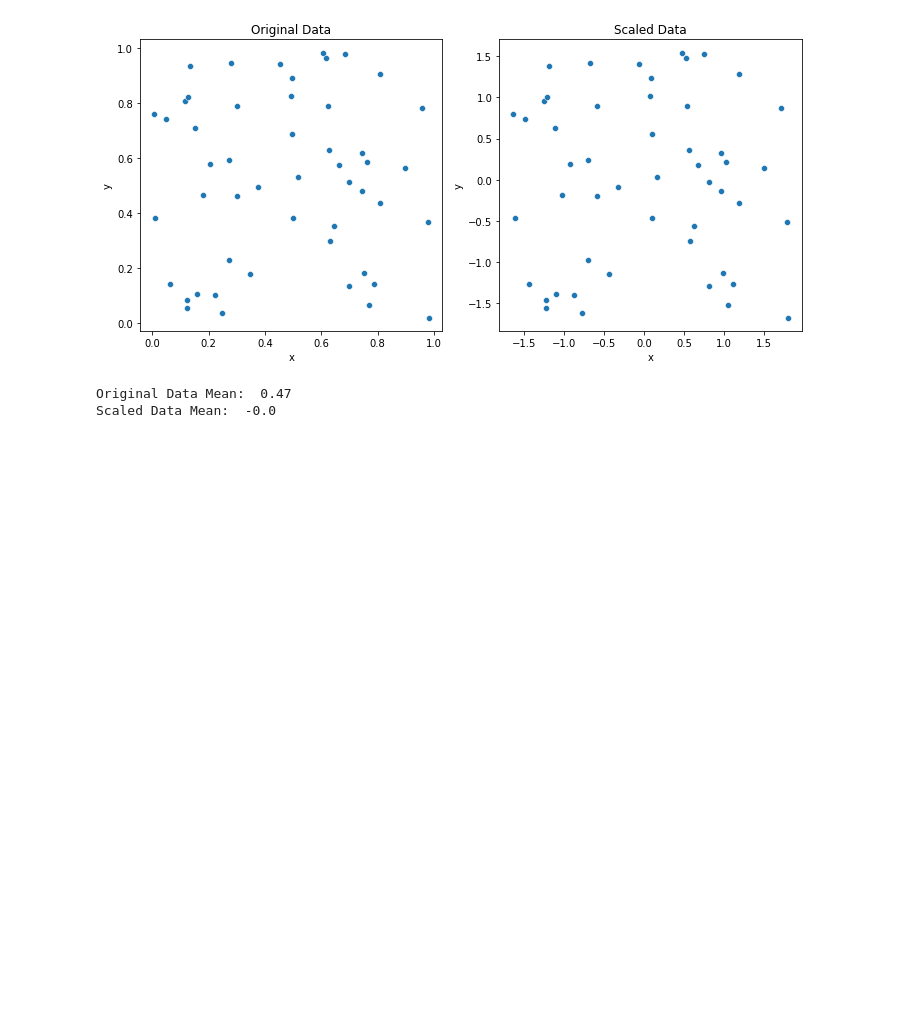
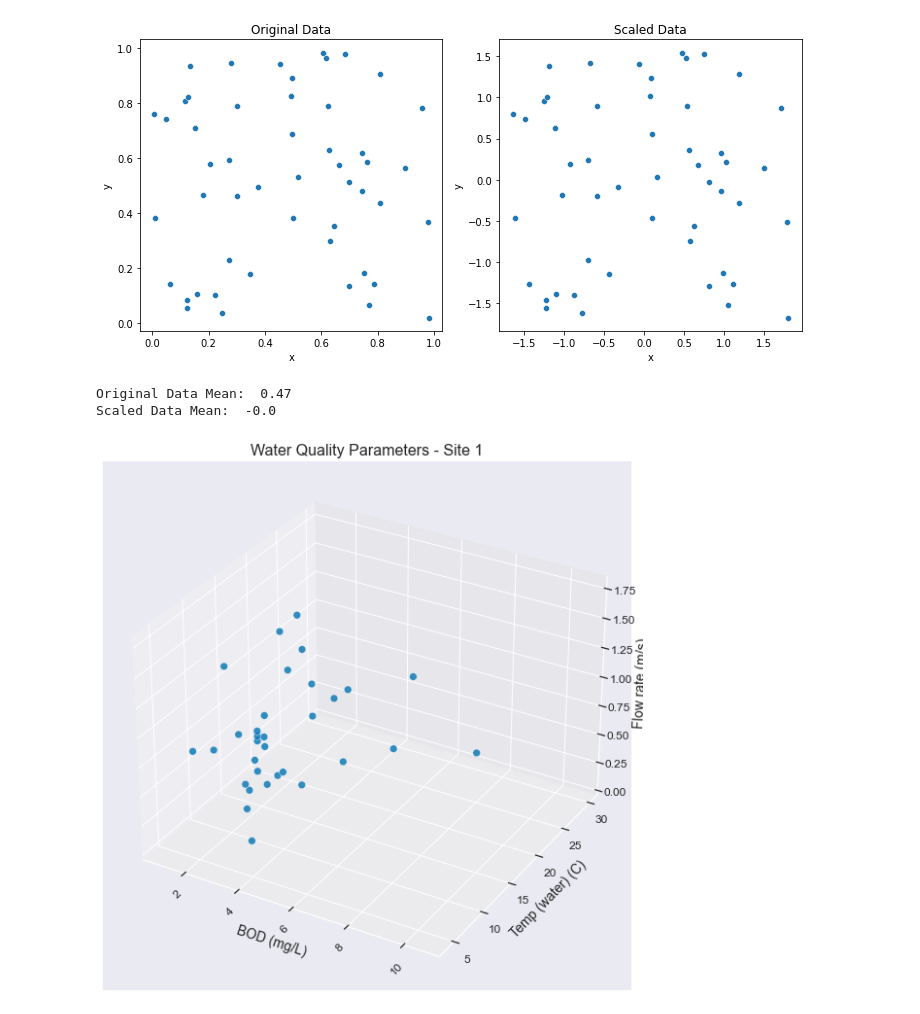
Before and after one commit to angel-721/mva-of-southern-utah-water-quality, a Jupyter notebook: slides.ipynb, the cells around one changed output. Cells and saved outputs as stored; diff of their text form; code cells hidden in the pictures; blank space fills up the shorter version.

```diff
--- a/slides.ipynb
+++ b/slides.ipynb
@@ -66,3 +66,49 @@ print("Scaled Data Mean: ", round(scaled_df['x'].mean(),2))
 [figure]
 Original Data Mean:  0.47
 Scaled Data Mean:  -0.0
+# %%
+import matplotlib.pyplot as plt
+from mpl_toolkits.mplot3d import Axes3D
+import seaborn as sns
+import pickle
+
+water_site_wq_1 = pickle.load(open("water_quality_df_1.pkl", 'rb'))
+
+# Assuming your DataFrame is named 'water_site_data_1'
+salinity = water_site_wq_1['BOD (mg/L)']
+turbidity = water_site_wq_1['Temp (water) (C)']
+dissolved_oxygen = water_site_wq_1['Flow rate (m/s)']
+
+# Set the Seaborn style
+sns.set(style="darkgrid")
+
+# Create a 3D scatter plot
+fig = plt.figure(figsize=(10, 10))
+ax = fig.add_subplot(111, projection='3d')
+
+# Plot the data points with Seaborn
+sns.set_color_codes("colorblind")
+ax.scatter(salinity, turbidity, dissolved_oxygen, c='b', marker='o', s=60, alpha=0.8, edgecolors='w', linewidth=0.5)
+
+# Set labels and title with larger font size
+ax.set_xlabel('BOD (mg/L)', fontsize=14)
+ax.set_ylabel('Temp (water) (C)', fontsize=14)
+ax.set_zlabel('Flow rate (m/s)', fontsize=14)
+ax.set_title('Water Quality Parameters - Site 1', fontsize=16)
+
+# Adjust the tick label font size
+ax.tick_params(axis='both', which='major', labelsize=12)
+
+# Rotate the x-axis labels for better readability
+plt.xticks(rotation=45)
+
+# Set a tight layout to minimize empty spaces
+plt.tight_layout()
+
+# Save the plot as a figure
+plt.savefig('water_quality_plot_site1.png', dpi=300)
+
+# Display the plot
+plt.show()
+# %% [output]
+[figure, added]
```
Also changed, not shown: 2 other files.
